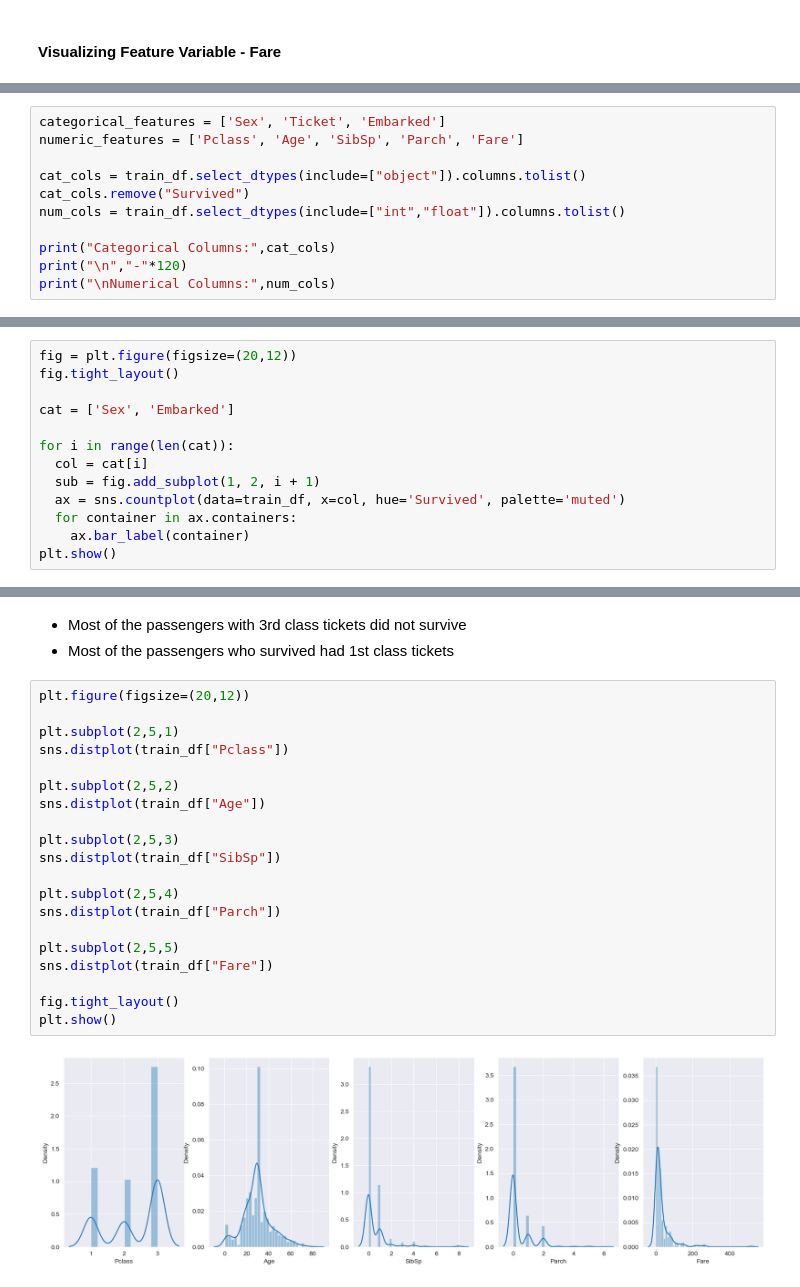
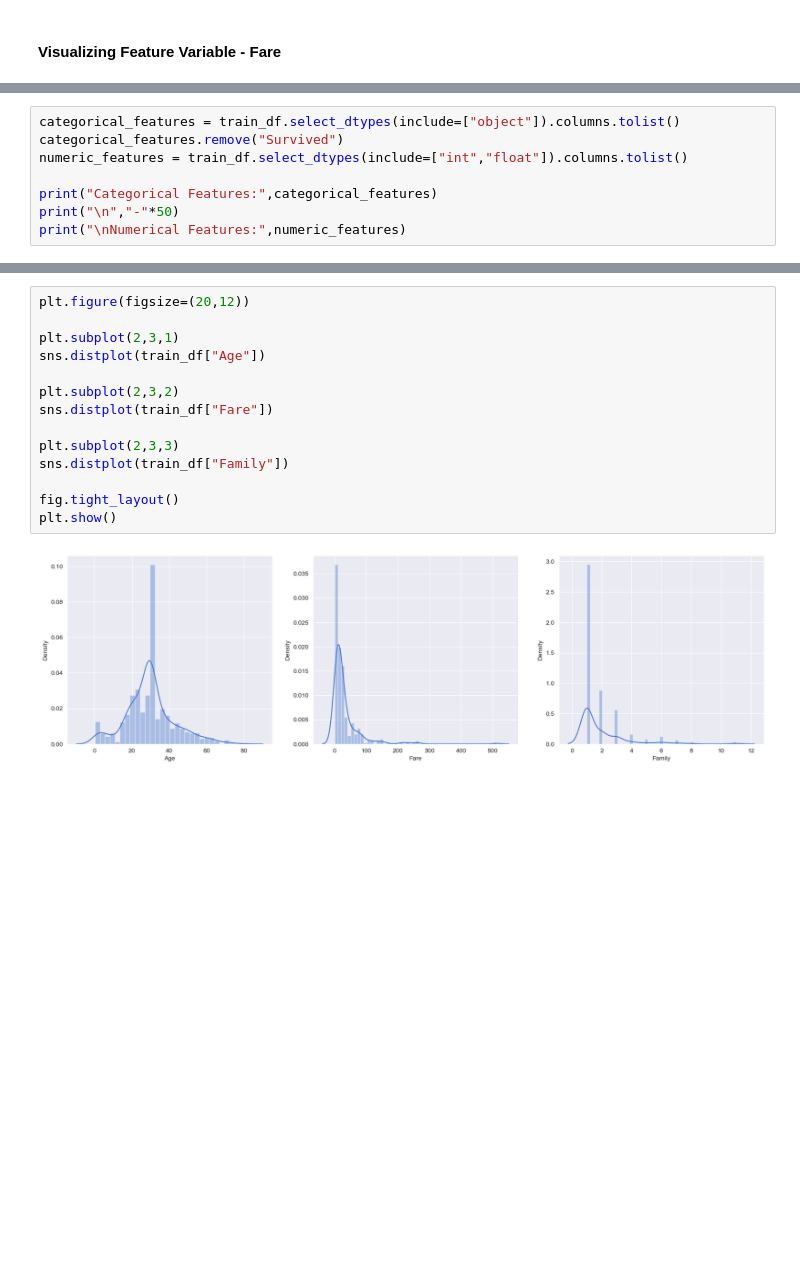
Before and after one commit to adeke910/TITANIC, a Jupyter notebook: titanic.ipynb, the cells around one changed output, grey strips where cells are left out. Saved outputs shown, nothing was run; the diff lists cells and outputs as text; blank space fills up the shorter version.

```diff
--- a/titanic.ipynb
+++ b/titanic.ipynb
@@ -421,11 +492,8 @@ plt.show()
 # %%
-categorical_features = ['Sex', 'Ticket', 'Embarked']
-numeric_features = ['Pclass', 'Age', 'SibSp', 'Parch', 'Fare']
+categorical_features = train_df.select_dtypes(include=["object"]).columns.tolist()
+categorical_features.remove("Survived")
+numeric_features = train_df.select_dtypes(include=["int","float"]).columns.tolist()
 
-cat_cols = train_df.select_dtypes(include=["object"]).columns.tolist()
-cat_cols.remove("Survived")
-num_cols = train_df.select_dtypes(include=["int","float"]).columns.tolist()
-
-print("Categorical Columns:",cat_cols)
-print("\n","-"*120)
-print("\nNumerical Columns:",num_cols)
+print("Categorical Features:",categorical_features)
+print("\n","-"*50)
+print("\nNumerical Features:",numeric_features)
@@ -432,13 +505,0 @@ print("\nNumerical Columns:",num_cols)
-# %%
-fig = plt.figure(figsize=(20,12))
-fig.tight_layout()
-
-cat = ['Sex', 'Embarked']
-
-for i in range(len(cat)):
-  col = cat[i]
-  sub = fig.add_subplot(1, 2, i + 1)
-  ax = sns.countplot(data=train_df, x=col, hue='Survived', palette='muted')
-  for container in ax.containers:
-    ax.bar_label(container)
-plt.show()
@@ -463,26 +520,17 @@ TypeError: Neither the `x` nor `y` variable appears to be numeric.
-# %% [markdown]
-- Most of the passengers with 3rd class tickets did not survive
-- Most of the passengers who survived had 1st class tickets
 # %%
 plt.figure(figsize=(20,12))
 
-plt.subplot(2,5,1)
-sns.distplot(train_df["Pclass"])
-
-plt.subplot(2,5,2)
+plt.subplot(2,3,1)
 sns.distplot(train_df["Age"])
 
-plt.subplot(2,5,3)
-sns.distplot(train_df["SibSp"])
+plt.subplot(2,3,2)
+sns.distplot(train_df["Fare"])
 
-plt.subplot(2,5,4)
-sns.distplot(train_df["Parch"])
-
-plt.subplot(2,5,5)
-sns.distplot(train_df["Fare"])
+plt.subplot(2,3,3)
+sns.distplot(train_df["Family"])
 
 fig.tight_layout()
 plt.show()
 # %% [output]
-[figure, old version]
+[figure, new version]
 # %% [markdown]
```
Also changed, not shown: parts of 47 cells of this notebook.
